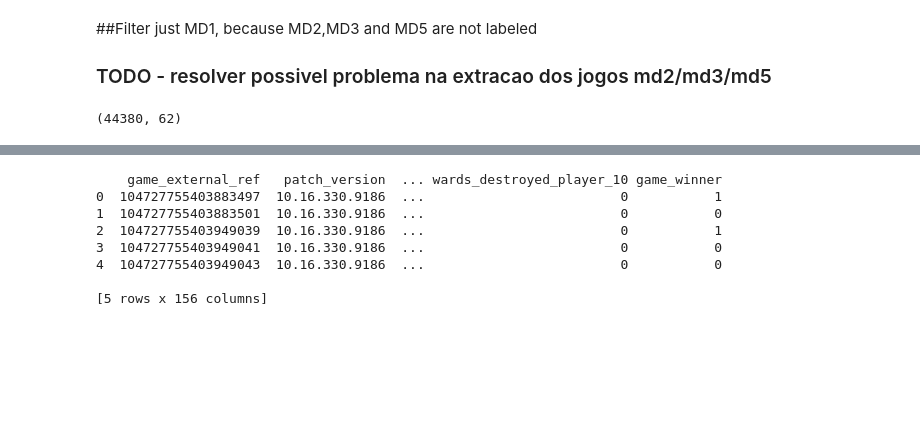
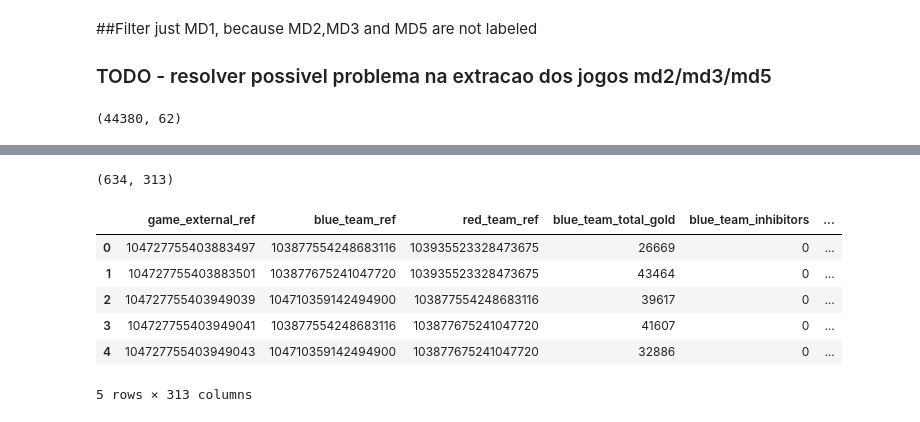
Before and after one commit to brendontj/tcc-lol-stats, a Jupyter notebook: LOL_Stats.ipynb, the cells around one changed output, grey strips where cells are left out. Cells and saved outputs as stored; diff of their text form; code cells hidden in the pictures; blank space fills up the shorter version.

```diff
--- a/LOL_Stats.ipynb
+++ b/LOL_Stats.ipynb
@@ -217,7 +232,7 @@ for i in range(len(games_ref_list)):
 
     game_timestamp_list = sub_df['game_timestamp'].unique()
 
-    micro_df = sub_df.loc[sub_df['game_timestamp'] == game_timestamp_list[1]]
+    micro_df = sub_df.loc[sub_df['game_timestamp'] == game_timestamp_list[5]]
 
     if int(micro_df.iloc[[0]].team_a_game_wins.values[0]) == 1 and int(micro_df.iloc[[0]].team_b_game_wins.values[0]) == 0:
       game_winner = 0
@@ -380,5 +395,5 @@ for i in range(len(games_ref_list)):
             (micro_df.iloc[[9]].wards_placed).values[0],
             (micro_df.iloc[[9]].wards_destroyed).values[0],
             game_winner]
-    print(data)
+
     df_5_minutes = df_5_minutes.append(pd.Series(data, index=name_of_columns), ignore_index=True)
@@ -403,11 +400,48 @@ for i in range(len(games_ref_list)):
-# %%
-print(df_5_minutes.head())
-# %% [output]
-    game_external_ref   patch_version  ... wards_destroyed_player_10 game_winner
-0  104727755403883497  10.16.330.9186  ...                         0           1
-1  104727755403883501  10.16.330.9186  ...                         0           0
-2  104727755403949039  10.16.330.9186  ...                         0           1
-3  104727755403949041  10.16.330.9186  ...                         0           0
-4  104727755403949043  10.16.330.9186  ...                         0           0
-
-[5 rows x 156 columns]
+# %%
+df_5_minutes = pd.get_dummies(df_5_minutes, columns=["patch_version"], prefix="patch_version_")
+
+p1 = df_5_minutes['champion_name_player_1'].unique()
+p2 = df_5_minutes['champion_name_player_2'].unique()
+p3 = df_5_minutes['champion_name_player_3'].unique()
+p4 = df_5_minutes['champion_name_player_4'].unique()
+p5 = df_5_minutes['champion_name_player_5'].unique()
+p6 = df_5_minutes['champion_name_player_6'].unique()
+p7 = df_5_minutes['champion_name_player_7'].unique()
+p8 = df_5_minutes['champion_name_player_8'].unique()
+p9 = df_5_minutes['champion_name_player_9'].unique()
+p10 =df_5_minutes['champion_name_player_10'].unique()
+
+hero_names = np.unique(np.concatenate([p1, p2, p3, p4, p5, p6, p7, p8, p9, p10]))
+
+new_vals = [0 for i in range(len(hero_names))]
+df_5_minutes = df_5_minutes.reindex(columns=df_5_minutes.columns.tolist() + hero_names.tolist())   # add empty cols
+df_5_minutes[hero_names] = new_vals  # multi-column assignment works for existing cols
+
+def fill_champion(df_5_minutes):
+    df_5_minutes[df_5_minutes.champion_name_player_1] = -1
+    df_5_minutes[df_5_minutes.champion_name_player_2] = -1
+    df_5_minutes[df_5_minutes.champion_name_player_3] = -1
+    df_5_minutes[df_5_minutes.champion_name_player_4] = -1
+    df_5_minutes[df_5_minutes.champion_name_player_5] = -1
+
+    df_5_minutes[df_5_minutes.champion_name_player_6] = 1
+    df_5_minutes[df_5_minutes.champion_name_player_7] = 1
+    df_5_minutes[df_5_minutes.champion_name_player_8] = 1
+    df_5_minutes[df_5_minutes.champion_name_player_9] = 1
+    df_5_minutes[df_5_minutes.champion_name_player_10] = 1
+
+    return df_5_minutes
+
+df_5_minutes = df_5_minutes.apply(fill_champion, axis=1)
+
+print(df_5_minutes.shape)
+df_5_minutes.head()
+# %% [output]
+(634, 313)
+|  | game_external_ref | blue_team_ref | red_team_ref | blue_team_total_gold | blue_team_inhibitors | ... |
+| 0 | 104727755403883497 | 103877554248683116 | 103935523328473675 | 26669 | 0 | ... |
+| 1 | 104727755403883501 | 103877675241047720 | 103935523328473675 | 43464 | 0 | ... |
+| 2 | 104727755403949039 | 104710359142494900 | 103877554248683116 | 39617 | 0 | ... |
+| 3 | 104727755403949041 | 103877554248683116 | 103877675241047720 | 41607 | 0 | ... |
+| 4 | 104727755403949043 | 104710359142494900 | 103877675241047720 | 32886 | 0 | ... |
+5 rows × 313 columns
```
Also changed, not shown: parts of 9 cells of this notebook.
